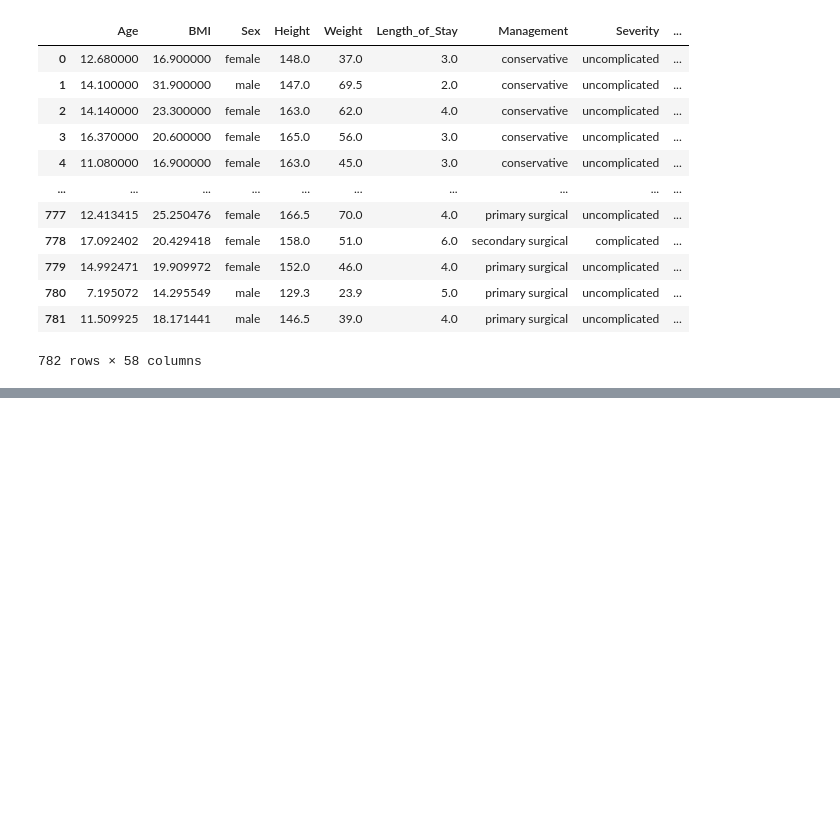
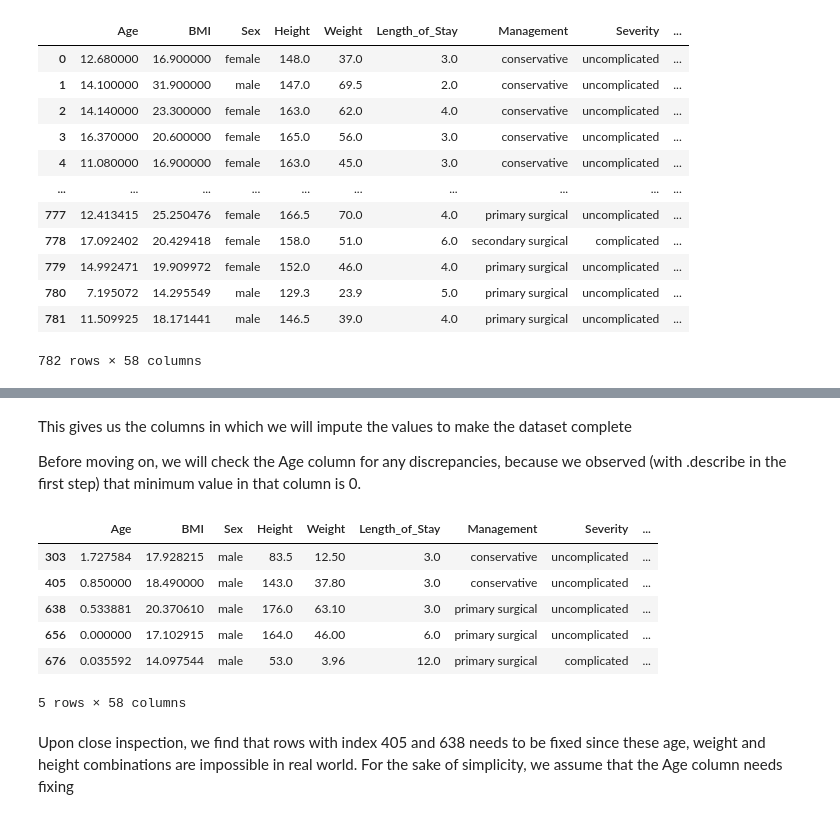
Before and after one commit to keshav-chauhan/assessmentprog2, a Jupyter notebook: assessment2.ipynb, the cells around one changed output, grey strips where cells are left out. Drawn from its saved outputs; the diff is of its cells as text; code cells hidden in the pictures; blank space fills up the shorter version.

```diff
--- a/assessment2.ipynb
+++ b/assessment2.ipynb
@@ -44,0 +149,20 @@ app_data
+# %% [markdown]
+This gives us the columns in which we will impute the values to make the dataset complete
+
+Before moving on, we will check the Age column for any discrepancies,
+because we observed (with .describe in the first step) that minimum value in that column is 0.
+# %%
+# Let's inspect the columns with Age < 2
+app_data[app_data['Age'] < 2]
+# %% [output]
+|  | Age | BMI | Sex | Height | Weight | Length_of_Stay | Management | Severity | ... |
+| 303 | 1.727584 | 17.928215 | male | 83.5 | 12.50 | 3.0 | conservative | uncomplicated | ... |
+| 405 | 0.850000 | 18.490000 | male | 143.0 | 37.80 | 3.0 | conservative | uncomplicated | ... |
+| 638 | 0.533881 | 20.370610 | male | 176.0 | 63.10 | 3.0 | primary surgical | uncomplicated | ... |
+| 656 | 0.000000 | 17.102915 | male | 164.0 | 46.00 | 6.0 | primary surgical | uncomplicated | ... |
+| 676 | 0.035592 | 14.097544 | male | 53.0 | 3.96 | 12.0 | primary surgical | complicated | ... |
+5 rows × 58 columns
+# %% [markdown]
+Upon close inspection, we find that rows with index 405 and 638 needs to be fixed since
+these age, weight and height combinations are impossible in real world.
+For the sake of simplicity, we assume that the Age column needs fixing
```
Also changed, not shown: parts of 6 cells of this notebook.
